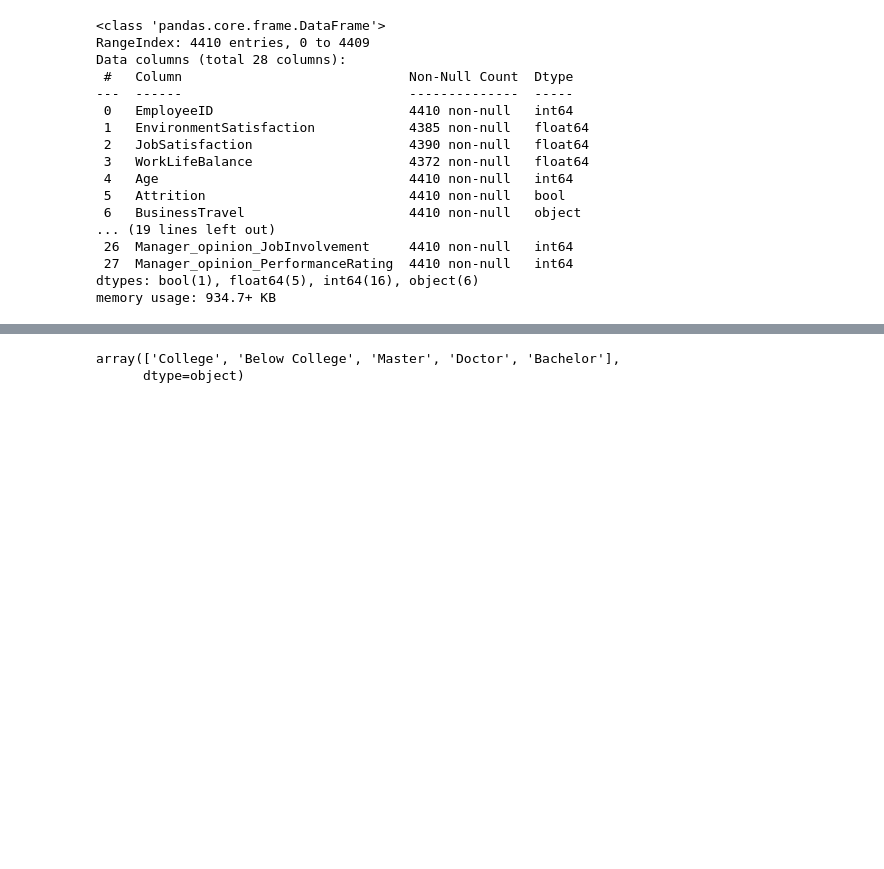
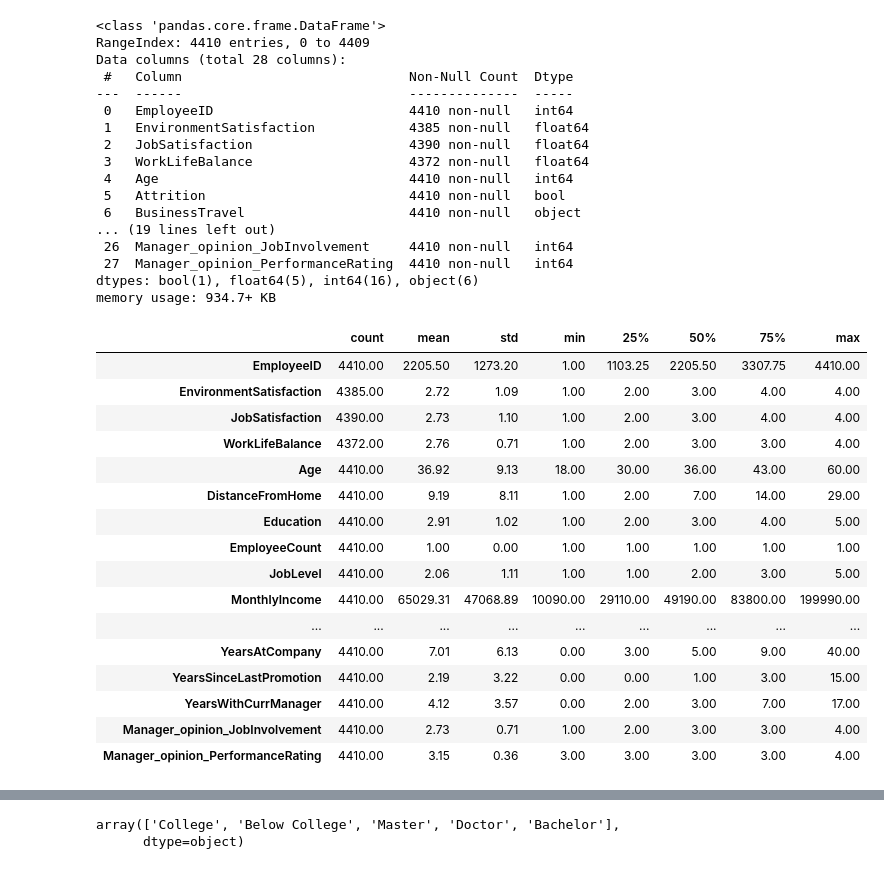
Before and after one commit to joseluisalmendral/Proyecto8_Clasificacion, a Jupyter notebook: notebooks/iteracion1/1_exploracion_inicial.ipynb, the cells around one changed output, grey strips where cells are left out. Saved outputs shown, nothing was run; the diff lists cells and outputs as text; code cells hidden in the pictures; blank space fills up the shorter version.

```diff
--- a/notebooks/iteracion1/1_exploracion_inicial.ipynb
+++ b/notebooks/iteracion1/1_exploracion_inicial.ipynb
@@ -147,3 +157,23 @@ Data columns (total 28 columns):
  27  Manager_opinion_PerformanceRating  4410 non-null   int64
 dtypes: bool(1), float64(5), int64(16), object(6)
 memory usage: 934.7+ KB
+# %%
+df.describe().T
+# %% [output]
+|  | count | mean | std | min | 25% | 50% | 75% | max |
+| EmployeeID | 4410.00 | 2205.50 | 1273.20 | 1.00 | 1103.25 | 2205.50 | 3307.75 | 4410.00 |
+| EnvironmentSatisfaction | 4385.00 | 2.72 | 1.09 | 1.00 | 2.00 | 3.00 | 4.00 | 4.00 |
+| JobSatisfaction | 4390.00 | 2.73 | 1.10 | 1.00 | 2.00 | 3.00 | 4.00 | 4.00 |
+| WorkLifeBalance | 4372.00 | 2.76 | 0.71 | 1.00 | 2.00 | 3.00 | 3.00 | 4.00 |
+| Age | 4410.00 | 36.92 | 9.13 | 18.00 | 30.00 | 36.00 | 43.00 | 60.00 |
+| DistanceFromHome | 4410.00 | 9.19 | 8.11 | 1.00 | 2.00 | 7.00 | 14.00 | 29.00 |
+| Education | 4410.00 | 2.91 | 1.02 | 1.00 | 2.00 | 3.00 | 4.00 | 5.00 |
+| EmployeeCount | 4410.00 | 1.00 | 0.00 | 1.00 | 1.00 | 1.00 | 1.00 | 1.00 |
+| JobLevel | 4410.00 | 2.06 | 1.11 | 1.00 | 1.00 | 2.00 | 3.00 | 5.00 |
+| MonthlyIncome | 4410.00 | 65029.31 | 47068.89 | 10090.00 | 29110.00 | 49190.00 | 83800.00 | 199990.00 |
+| ... | ... | ... | ... | ... | ... | ... | ... | ... |
+| YearsAtCompany | 4410.00 | 7.01 | 6.13 | 0.00 | 3.00 | 5.00 | 9.00 | 40.00 |
+| YearsSinceLastPromotion | 4410.00 | 2.19 | 3.22 | 0.00 | 0.00 | 1.00 | 3.00 | 15.00 |
+| YearsWithCurrManager | 4410.00 | 4.12 | 3.57 | 0.00 | 2.00 | 3.00 | 7.00 | 17.00 |
+| Manager_opinion_JobInvolvement | 4410.00 | 2.73 | 0.71 | 1.00 | 2.00 | 3.00 | 3.00 | 4.00 |
+| Manager_opinion_PerformanceRating | 4410.00 | 3.15 | 0.36 | 3.00 | 3.00 | 3.00 | 3.00 | 4.00 |
```
Also changed, not shown: parts of 15 cells of this notebook, 1 other file.
